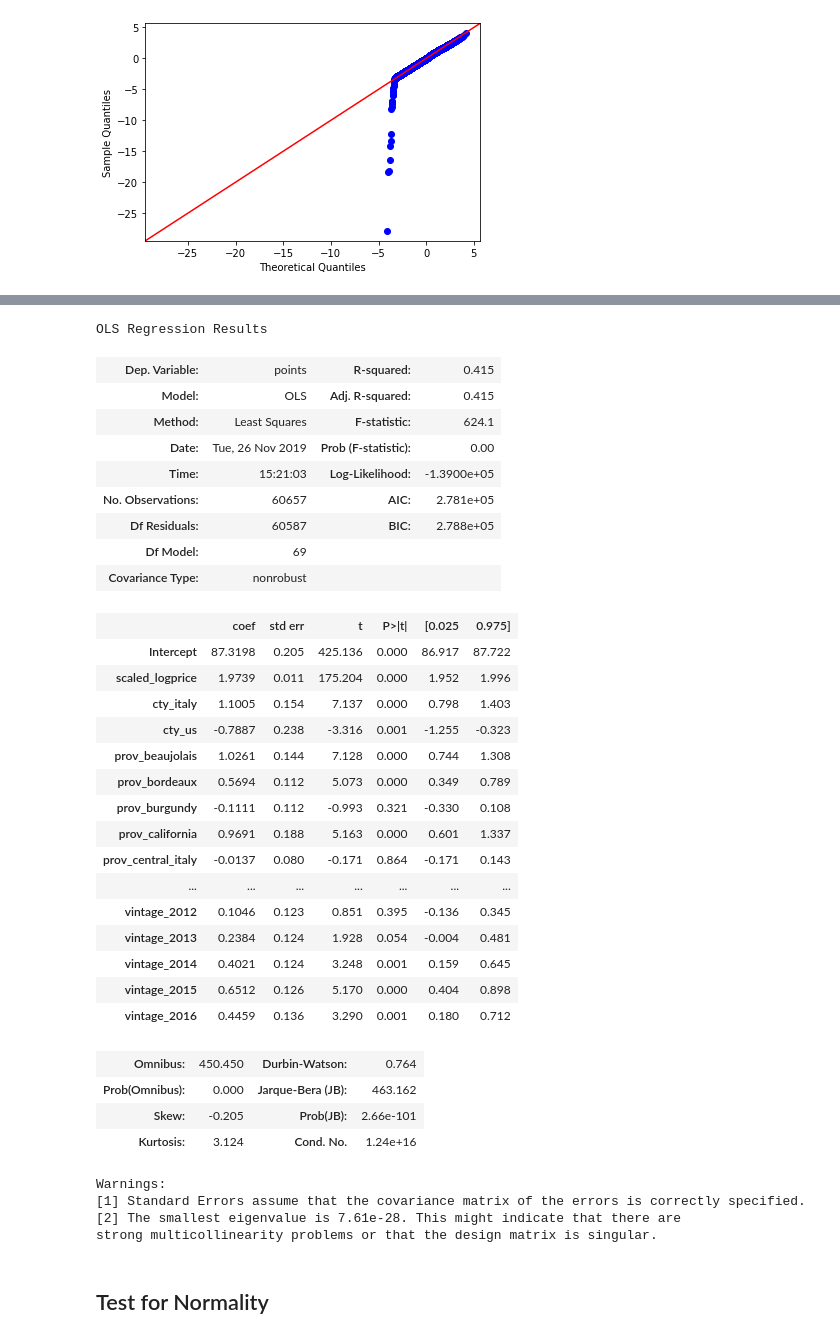
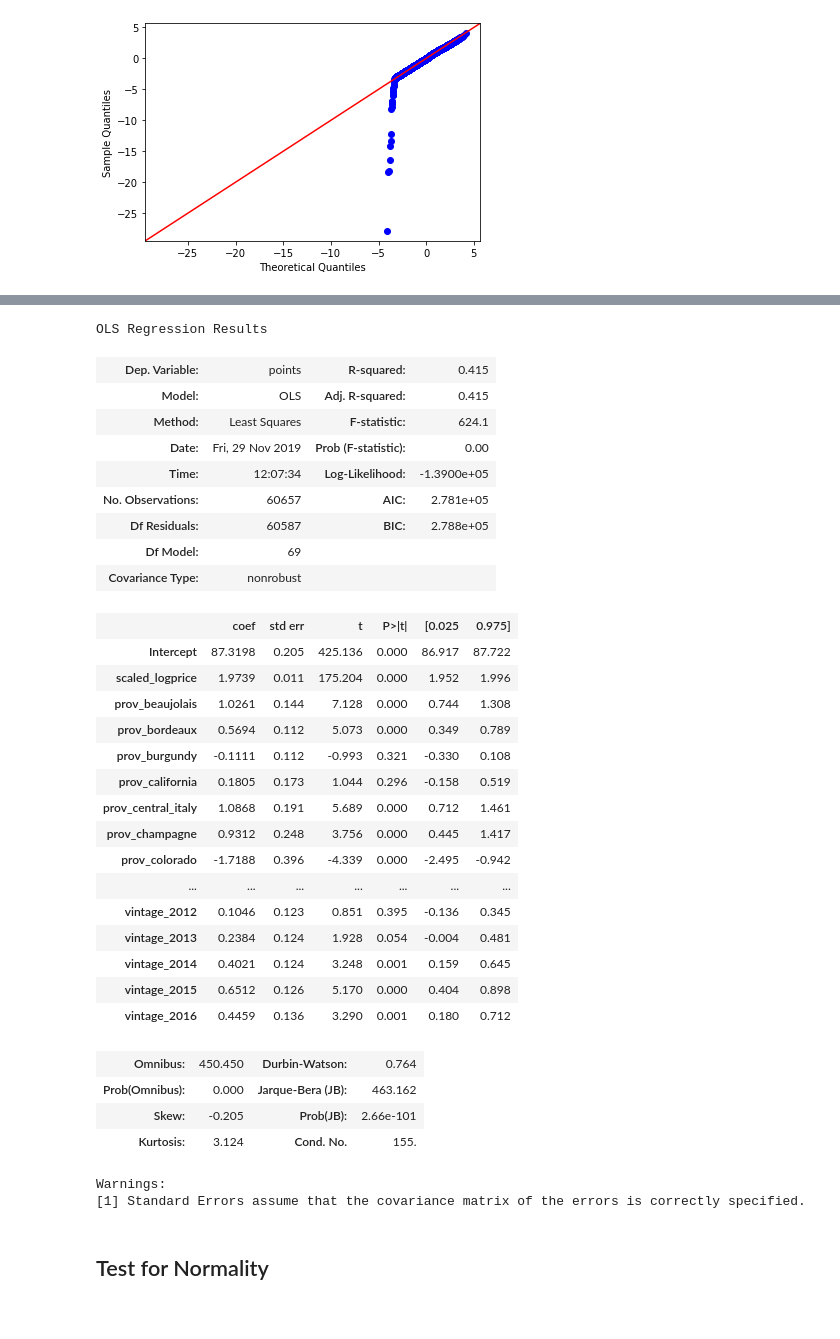
Before and after one commit to jprinfret/wine_reviews, a Jupyter notebook: scaling_normalizing_data.ipynb, the cells around one changed output, grey strips where cells are left out. Saved outputs shown, nothing was run; the diff lists cells and outputs as text; code cells hidden in the pictures.

```diff
--- a/scaling_normalizing_data.ipynb
+++ b/scaling_normalizing_data.ipynb
@@ -17,2 +18,2 @@ from sklearn.preprocessing import StandardScaler
 # %%
-df = pd.read_csv('wine_data.csv')
+df = pd.read_csv('wine.csv')
@@ -104,7 +117,7 @@ df['scaled_logprice'] = scaled_wine_prices
 # %%
 outcome = 'points'
 
-x_cols= ['scaled_logprice', 'cty_italy', 'cty_us',
+x_cols= ['scaled_logprice',
        'prov_beaujolais', 'prov_bordeaux', 'prov_burgundy', 'prov_california',
        'prov_central_italy', 'prov_champagne', 'prov_colorado',
        'prov_france_other', 'prov_idaho', 'prov_languedoc_roussillon',
@@ -117,42 +130,42 @@ x_cols= ['scaled_logprice', 'cty_italy', 'cty_us',
        'taster_anne_krebiehl_mw', 'taster_carrie_dykes', 'taster_jim_gordon',
        'taster_joe_czerwinski', 'taster_kerin_okeefe', 'taster_lauren_buzzeo',
        'taster_matt_kettmann', 'taster_paul_gregutt', 'taster_roger_voss',
        'taster_sean_p_sullivan', 'taster_susan_kostrzewa',
        'taster_virginie_boone', 'grape_chardonnay', 'grape_malbec',
        'grape_merlot', 'grape_pinot_grigio', 'grape_pinot_noir',
        'grape_red_blend', 'grape_riesling', 'grape_rosé',
        'grape_sauvignon_blanc', 'grape_white_blend', 'grape_zinfandel',
        'vintage_2001', 'vintage_2002', 'vintage_2003',
        'vintage_2004', 'vintage_2005', 'vintage_2006', 'vintage_2007',
        'vintage_2008', 'vintage_2009', 'vintage_2010', 'vintage_2011',
        'vintage_2012', 'vintage_2013', 'vintage_2014', 'vintage_2015',
        'vintage_2016']
 
 predictors = '+'.join(x_cols)
 formula = outcome + '~' + predictors
 model = ols(formula=formula, data=df).fit()
 model.summary()
 # %% [output]
 OLS Regression Results
 | Dep. Variable: | points | R-squared: | 0.415 |
 | Model: | OLS | Adj. R-squared: | 0.415 |
 | Method: | Least Squares | F-statistic: | 624.1 |
-| Date: | Tue, 26 Nov 2019 | Prob (F-statistic): | 0.00 |
-| Time: | 15:21:03 | Log-Likelihood: | -1.3900e+05 |
+| Date: | Fri, 29 Nov 2019 | Prob (F-statistic): | 0.00 |
+| Time: | 12:07:34 | Log-Likelihood: | -1.3900e+05 |
 | No. Observations: | 60657 | AIC: | 2.781e+05 |
 | Df Residuals: | 60587 | BIC: | 2.788e+05 |
 | Df Model: | 69 |  |  |
 | Covariance Type: | nonrobust |  |  |
 |  | coef | std err | t | P>|t| | [0.025 | 0.975] |
 | Intercept | 87.3198 | 0.205 | 425.136 | 0.000 | 86.917 | 87.722 |
 | scaled_logprice | 1.9739 | 0.011 | 175.204 | 0.000 | 1.952 | 1.996 |
-| cty_italy | 1.1005 | 0.154 | 7.137 | 0.000 | 0.798 | 1.403 |
-| cty_us | -0.7887 | 0.238 | -3.316 | 0.001 | -1.255 | -0.323 |
 | prov_beaujolais | 1.0261 | 0.144 | 7.128 | 0.000 | 0.744 | 1.308 |
 | prov_bordeaux | 0.5694 | 0.112 | 5.073 | 0.000 | 0.349 | 0.789 |
 | prov_burgundy | -0.1111 | 0.112 | -0.993 | 0.321 | -0.330 | 0.108 |
-| prov_california | 0.9691 | 0.188 | 5.163 | 0.000 | 0.601 | 1.337 |
-| prov_central_italy | -0.0137 | 0.080 | -0.171 | 0.864 | -0.171 | 0.143 |
+| prov_california | 0.1805 | 0.173 | 1.044 | 0.296 | -0.158 | 0.519 |
+| prov_central_italy | 1.0868 | 0.191 | 5.689 | 0.000 | 0.712 | 1.461 |
+| prov_champagne | 0.9312 | 0.248 | 3.756 | 0.000 | 0.445 | 1.417 |
+| prov_colorado | -1.7188 | 0.396 | -4.339 | 0.000 | -2.495 | -0.942 |
 | ... | ... | ... | ... | ... | ... | ... |
 | vintage_2012 | 0.1046 | 0.123 | 0.851 | 0.395 | -0.136 | 0.345 |
 | vintage_2013 | 0.2384 | 0.124 | 1.928 | 0.054 | -0.004 | 0.481 |
@@ -162,11 +175,9 @@ OLS Regression Results
 | Omnibus: | 450.450 | Durbin-Watson: | 0.764 |
 | Prob(Omnibus): | 0.000 | Jarque-Bera (JB): | 463.162 |
 | Skew: | -0.205 | Prob(JB): | 2.66e-101 |
-| Kurtosis: | 3.124 | Cond. No. | 1.24e+16 |
+| Kurtosis: | 3.124 | Cond. No. | 155. |
 Warnings:
 [1] Standard Errors assume that the covariance matrix of the errors is correctly specified.
-[2] The smallest eigenvalue is 7.61e-28. This might indicate that there are
-strong multicollinearity problems or that the design matrix is singular.
 # %% [markdown]
 ## Test for Normality
 # %%
```
Also changed, not shown: parts of 14 cells of this notebook, 2 other files.
